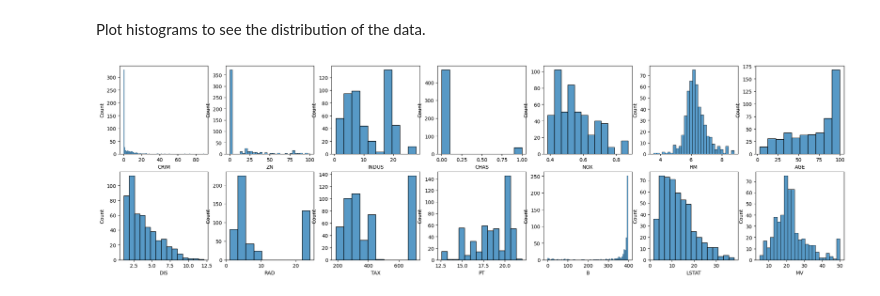
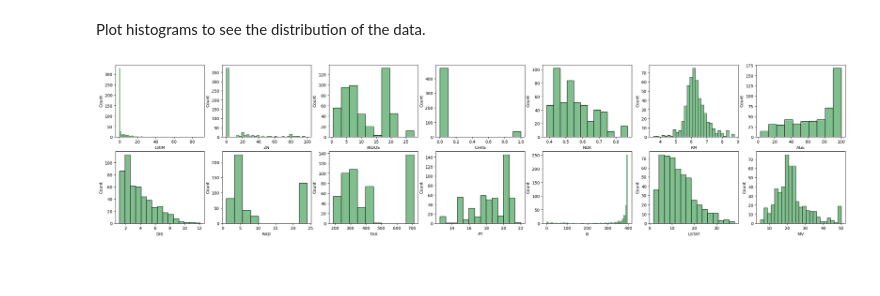
Before and after one commit to Ri-Dearg/data-analytics-dbs, a Jupyter notebook: statistics/ca1-boston-data/ca1.ipynb, the cells around one changed output. Drawn from its saved outputs; the diff is of its cells as text; code cells hidden in the pictures; blank space fills up the shorter version.

```diff
--- a/statistics/ca1-boston-data/ca1.ipynb
+++ b/statistics/ca1-boston-data/ca1.ipynb
@@ -8,6 +8,11 @@ a) Use descriptive statistics to explore the dataset.
 import matplotlib.pyplot as plt
 import pandas as pd
 import seaborn as sns
+
+# Reorder colour palette
+default_palette = sns.color_palette('deep')
+reordered_palette = [default_palette[i] for i in [2, 0, 1, 3, 4, 5, 6, 7, 8, 9]]
+sns.set_palette(reordered_palette)
 # %%
 # Access CSV file
 boston_csv = pd.read_csv('boston-data.csv')
@@ -51,14 +56,15 @@ boston_cols = boston_csv.columns
 # %% [markdown]
 Plot histograms to see the distribution of the data.
 # %%
+
 # Structure plots to easily fit the data.
-fig_plot, axes = plt.subplots(2, 7, figsize=(26, 7))
+fig_plot, axes = plt.subplots(2, 7, figsize=(32, 7))
 
 # Flatten axes so it is easier to enumerate.
 axes = axes.flatten()
 
 # Plot the data to the histograms.
 for i, col in enumerate(boston_cols):
     count_plot = sns.histplot(boston_csv ,x=col, ax=axes[i])
 # %% [output]
-[figure, old version]
+[figure, new version]
```
Also changed, not shown: parts of 2 cells of this notebook.
